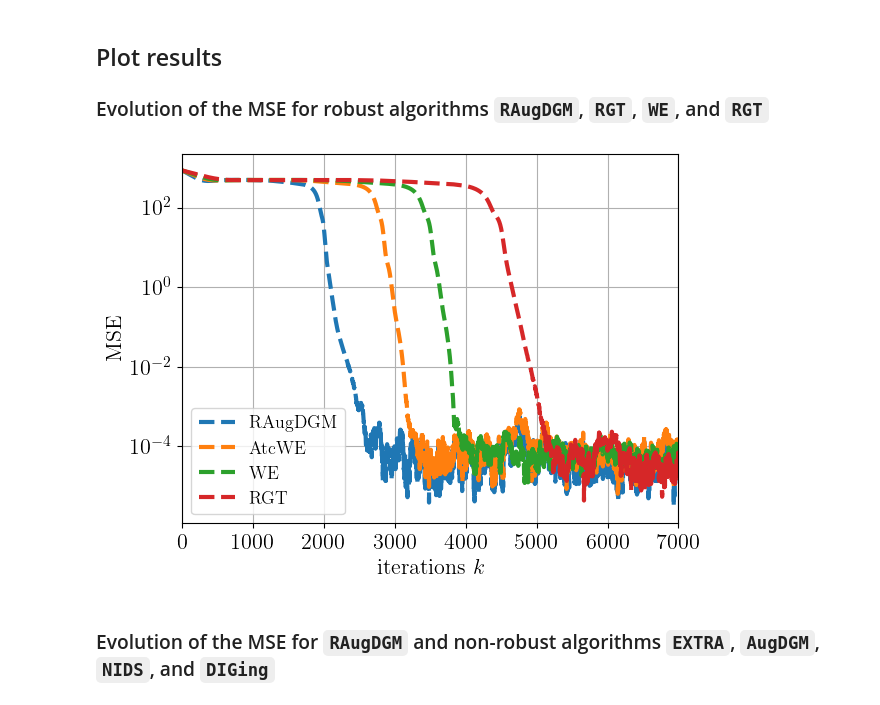
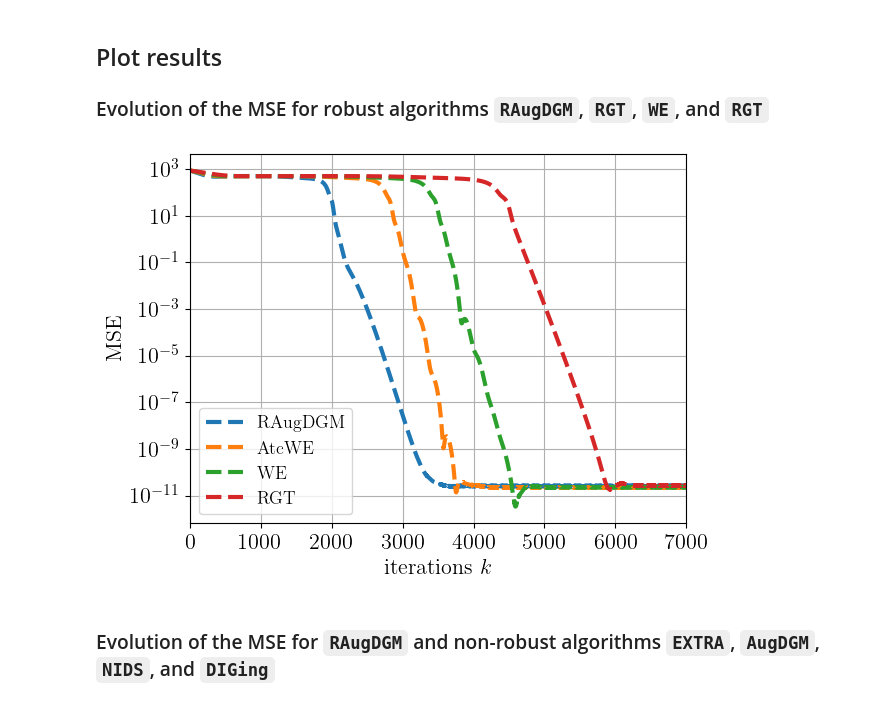
Before and after one commit to rui-huang-opt/dco, a Jupyter notebook: examples/notebooks/source_localization.ipynb, the cells around one changed output. Saved outputs shown, nothing was run; the diff lists cells and outputs as text; code cells hidden in the pictures.

```diff
--- a/examples/notebooks/source_localization.ipynb
+++ b/examples/notebooks/source_localization.ipynb
@@ -180,7 +180,7 @@ The gossip matrix is defined as $W = I - 0.15L$, with $L$ being the Laplacian ma
 from multiprocessing import Pool
 
 
-def graph_server() -> None:
+def graph() -> None:
     from numpy import array, eye
     from topolink import Graph
 
@@ -200,7 +200,7 @@ def graph_server() -> None:
     )
     W = eye(10) - L * 0.15
 
-    graph = Graph.from_mixing_matrix(W, address="localhost:5555")
+    graph = Graph.from_mixing_matrix(W)
     graph.deploy()
 
 
@@ -214,8 +214,14 @@ def nonlinear_least_square(
     gamma: int | float,
     algorithm: str,
 ) -> NDArray[np.float64]:
+    from numpy import zeros
+
+    max_iter = 7000
+    theta_i = zeros((max_iter, dim_i))
+
     import jax.numpy as jnp
     from jax import Array
+    from dco import LossFunction
 
     def f(var: NDArray[np.float64]) -> Array:
         signal_diff = meas_i - a_i / jnp.linalg.norm(var - sens_loc_i)
@@ -223,22 +229,18 @@ def nonlinear_least_square(
 
         return jnp.mean(signal_diff**2) + regularizer
 
-    from dco import LocalObjective, Optimizer
+    loss_fn = LossFunction(f, backend="jax")
 
-    local_obj = LocalObjective(dim_i, f, backend="jax")
+    from dco import Optimizer
 
-    optimizer = Optimizer.create(
-        node_id,
-        local_obj,
-        gamma,
-        server_address="localhost:5555",
-        noise_std=0.01,
-        algorithm=algorithm,
-    )
+    optimizer = Optimizer.create(node_id, gamma, key=algorithm)
 
-    history = optimizer.solve_sync(max_iter=7000, with_history=True)
+    optimizer.init(theta_i[0], loss_fn)
 
-    return history
+    for k in range(max_iter - 1):
+        theta_i[k + 1] = optimizer.step(theta_i[k], loss_fn)
+
+    return theta_i
 
 
 if __name__ == "__main__":
@@ -253,7 +255,7 @@ if __name__ == "__main__":
         "DIGing": 0.039,
         "AugDGM": 0.085,
     }
-    histories_by_algorithm: dict[str, list[NDArray[np.float64]]] = {}
+    theta_by_algorithm: dict[str, list[NDArray[np.float64]]] = {}
 
     with Pool() as pool:
         for alg, gam in step_sizes.items():
@@ -265,9 +267,9 @@ if __name__ == "__main__":
                 for i in range(n_sens)
             ]
 
-            pool.apply(graph_server)
+            pool.apply(graph)
 
-            histories_by_algorithm[alg] = [task.get() for task in tasks]
+            theta_by_algorithm[alg] = [task.get() for task in tasks]
 
             print(f"Algorithm: {alg}, Step size: {gam}, Finished!")
 # %% [output]
@@ -286,25 +288,25 @@ Algorithm: AugDGM, Step size: 0.085, Finished!
 # %%
 if __name__ == "__main__":
     fig2, ax2 = plt.subplots()
     ax2.set_xlim((0, 7000))
     ax2.set_xlabel("iterations $k$")
     ax2.set_ylabel("MSE")
 
     line_options = {"linewidth": 3, "linestyle": "--"}
 
     robust_algorithms = ["RAugDGM", "AtcWE", "WE", "RGT"]
     for alg in robust_algorithms:
         # shape: (n_nodes, n_iter, dim)
-        stacked_histories = np.stack(histories_by_algorithm[alg])
+        stacked_theta = np.stack(theta_by_algorithm[alg])
         # shape: (n_nodes, n_iter)
-        mse_evolution_nodes = np.mean((stacked_histories - theta_star) ** 2, axis=2)
-        mse_evolution = np.mean(mse_evolution_nodes, axis=0)
+        mse_evolution_by_node = np.mean((stacked_theta - theta_star) ** 2, axis=2)
+        mse_evolution = np.mean(mse_evolution_by_node, axis=0)
         ax2.semilogy(mse_evolution, label=alg, **line_options)
 
     ax2.legend(loc="lower left")
     ax2.grid(True, which="major", linestyle="-", linewidth=0.8)
 # %% [output]
-[figure, old version]
+[figure, new version]
 # %% [markdown]
 ### Evolution of the MSE for `RAugDGM` and non-robust algorithms `EXTRA`, `AugDGM`, `NIDS`, and `DIGing`
 # %%
```
Also changed, not shown: parts of 3 cells of this notebook, 12 other files.
